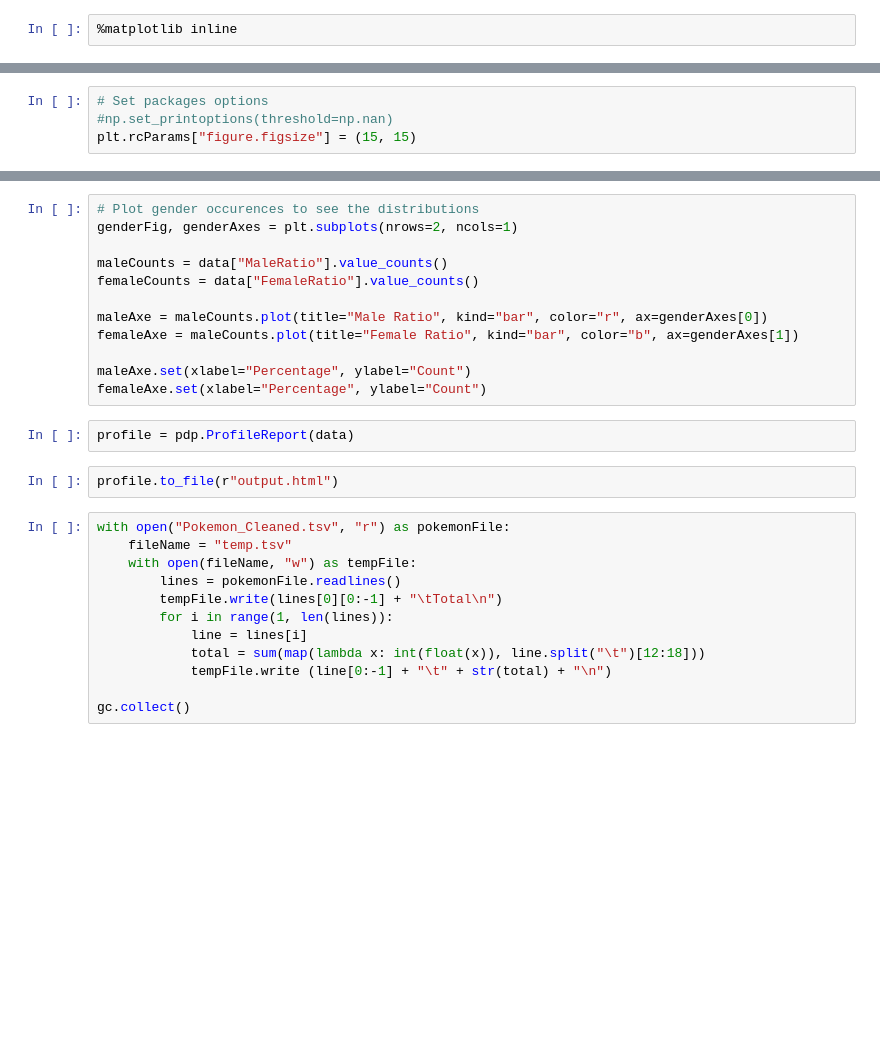
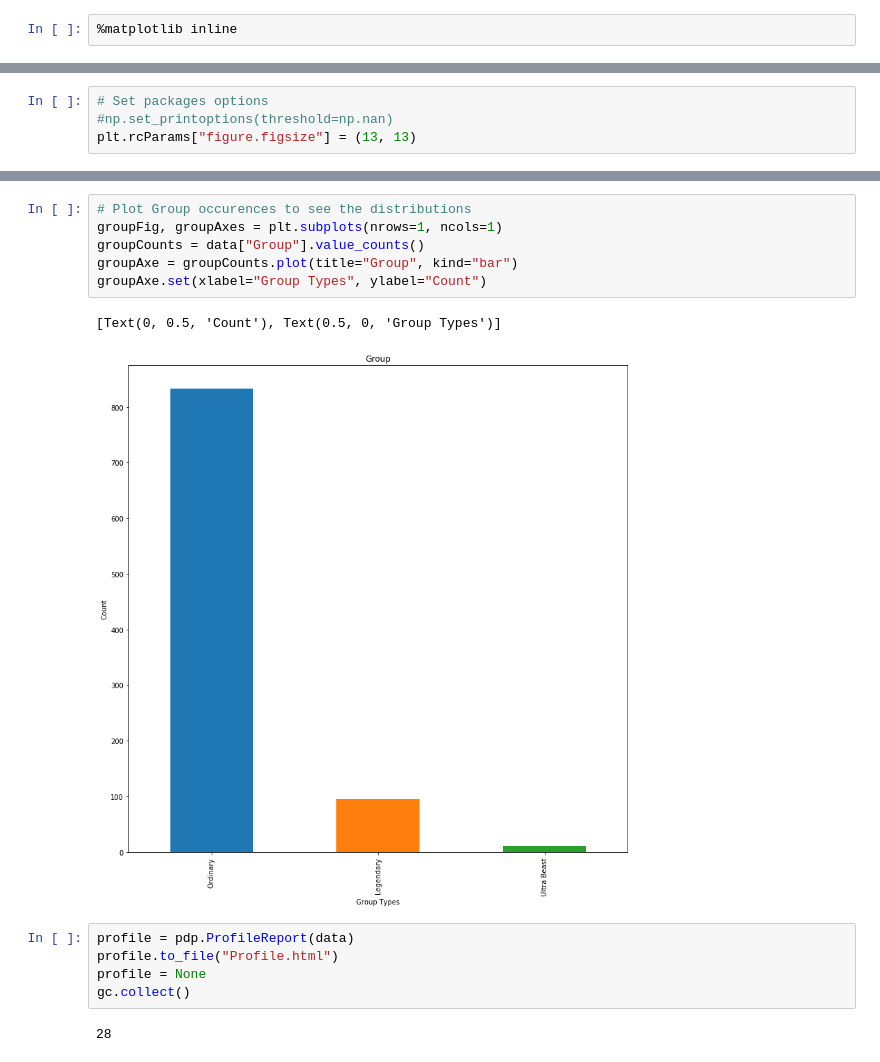
Before and after one commit to pandabytes/PokemonDatamining, a Jupyter notebook: predictors/Pokemon.ipynb, the cells around one changed output, grey strips where cells are left out. Drawn from its saved outputs; the diff is of its cells as text; blank space fills up the shorter version.

Commit message:
Add Group column to data
* Get distinct egg groups and abilities in Jupyter

```diff
--- a/predictors/Pokemon.ipynb
+++ b/predictors/Pokemon.ipynb
@@ -9,6 +11,6 @@ import matplotlib.pyplot as plt
 # %%
 # Set packages options
 #np.set_printoptions(threshold=np.nan)
-plt.rcParams["figure.figsize"] = (15, 15)
+plt.rcParams["figure.figsize"] = (13, 13)
 # %%
 # Constants
@@ -41,28 +54,16 @@ typesCounts.plot(title="Type 1 + 2 Occurrences", kind="bar", ax=typeAxes[2], col
 # %%
-# Plot gender occurences to see the distributions
-genderFig, genderAxes = plt.subplots(nrows=2, ncols=1)
-
-maleCounts = data["MaleRatio"].value_counts()
-femaleCounts = data["FemaleRatio"].value_counts()
-
-maleAxe = maleCounts.plot(title="Male Ratio", kind="bar", color="r", ax=genderAxes[0])
-femaleAxe = maleCounts.plot(title="Female Ratio", kind="bar", color="b", ax=genderAxes[1])
-
-maleAxe.set(xlabel="Percentage", ylabel="Count")
-femaleAxe.set(xlabel="Percentage", ylabel="Count")
+# Plot Group occurences to see the distributions
+groupFig, groupAxes = plt.subplots(nrows=1, ncols=1)
+groupCounts = data["Group"].value_counts()
+groupAxe = groupCounts.plot(title="Group", kind="bar")
+groupAxe.set(xlabel="Group Types", ylabel="Count")
+# %% [output]
+[Text(0, 0.5, 'Count'), Text(0.5, 0, 'Group Types')]
+[figure, added]
 # %%
 profile = pdp.ProfileReport(data)
+profile.to_file("Profile.html")
+profile = None
+gc.collect()
+# %% [output]
+28
-# %%
-profile.to_file(r"output.html")
-# %%
-with open("Pokemon_Cleaned.tsv", "r") as pokemonFile:
-    fileName = "temp.tsv"
-    with open(fileName, "w") as tempFile:
-        lines = pokemonFile.readlines()
-        tempFile.write(lines[0][0:-1] + "\tTotal\n")
-        for i in range(1, len(lines)):
-            line = lines[i]
-            total = sum(map(lambda x: int(float(x)), line.split("\t")[12:18]))
-            tempFile.write (line[0:-1] + "\t" + str(total) + "\n")
-
-gc.collect()
```
Also changed, not shown: parts of 8 cells of this notebook, 3 other files.
